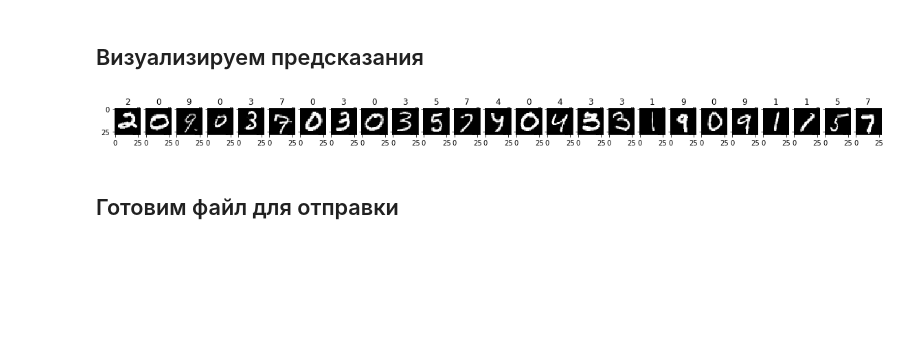
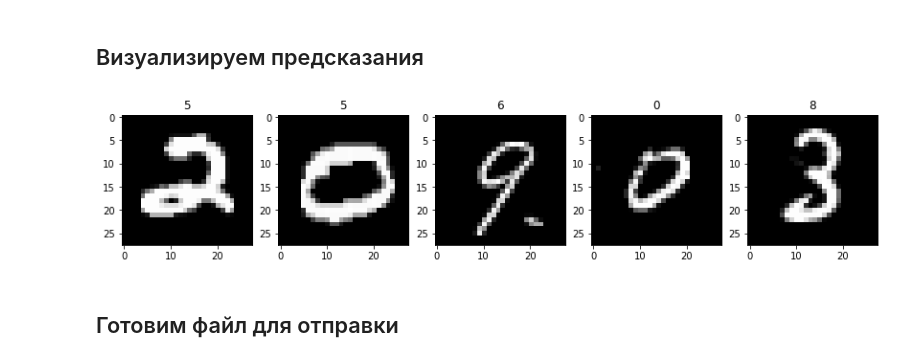
Before and after one commit to a4tunado/lectures, a Jupyter notebook: cv/002/002-digit.ipynb, the cells around one changed output. Saved outputs shown, nothing was run; the diff lists cells and outputs as text; code cells hidden in the pictures; blank space fills up the shorter version.

```diff
--- a/cv/002/002-digit.ipynb
+++ b/cv/002/002-digit.ipynb
@@ -131,3 +67,20 @@ test_hist = calc_hist(test_theta, test_g)
+# %%
+# Гистограммы вычисляются с учетом длины вектора градиента
+train_hist = np.zeros((len(train_img), 16))
+for i in range(len(train_img)):
+    hist, borders = np.histogram(train_theta[i],
+                                 bins=16,
+                                 range=(0., 2. * np.pi),
+                                 weights=train_g[i])
+    train_hist[i] = hist
+# %%
+test_hist = np.zeros((len(test_img), 16))
+for i in range(len(test_img)):
+    hist, borders = np.histogram(test_theta[i],
+                                 bins=16,
+                                 range=(0., 2. * np.pi),
+                                 weights=test_g[i])
+    test_hist[i] = hist
 # %% [markdown]
 ## Нормируем вектор гистограммы
 # %%
@@ -200,16 +110,0 @@ gbm = GradientBoostingClassifier(n_estimators=1000,
-# %%
-from sklearn.metrics import accuracy_score
-
-val_acc = np.zeros(gbm.n_estimators, dtype=np.float32)
-train_acc = np.zeros(gbm.n_estimators, dtype=np.float32)
-
-for i, y_pred in enumerate(gbm.staged_predict(x_val)):
-    val_acc[i] = accuracy_score(y_val, y_pred)
-
-for i, y_pred in enumerate(gbm.staged_predict(x_train)):
-    train_acc[i] = accuracy_score(y_train, y_pred)
-
-plt.plot(list(range(gbm.n_estimators)), train_acc, 'r-',
-         list(range(gbm.n_estimators)), val_acc, 'b-')
-
-plt.title('Max validation score at %d' % np.argmax(val_acc))
@@ -264,19 +154,16 @@ pred_test = np.zeros(len(test_img), np.uint8)
 for i in range(len(test_img)):
     distances = np.linalg.norm(centroids - test_hist[i], axis=1)
     pred_test[i] = np.argmin(distances)
-# %%
-pred_test = np.uint8(list(gbm.staged_predict(test_hist))[np.argmax(val_acc)])
 # %% [markdown]
 ## Визуализируем предсказания
 # %%
-digits_to_show = 25
 fig = plt.figure(figsize=(20, 10))
-for i, img in enumerate(test_img[0:digits_to_show], 1):
-    subplot = fig.add_subplot(1, digits_to_show, i)
+for i, img in enumerate(test_img[0:5], 1):
+    subplot = fig.add_subplot(1, 7, i)
     plt.imshow(img, cmap='gray');
     subplot.set_title('%s' % pred_test[i - 1]);
 # %% [output]
-[figure, old version]
+[figure, new version]
 # %% [markdown]
 ## Готовим файл для отправки
 # %%
```
Also changed, not shown: parts of 19 cells of this notebook.
